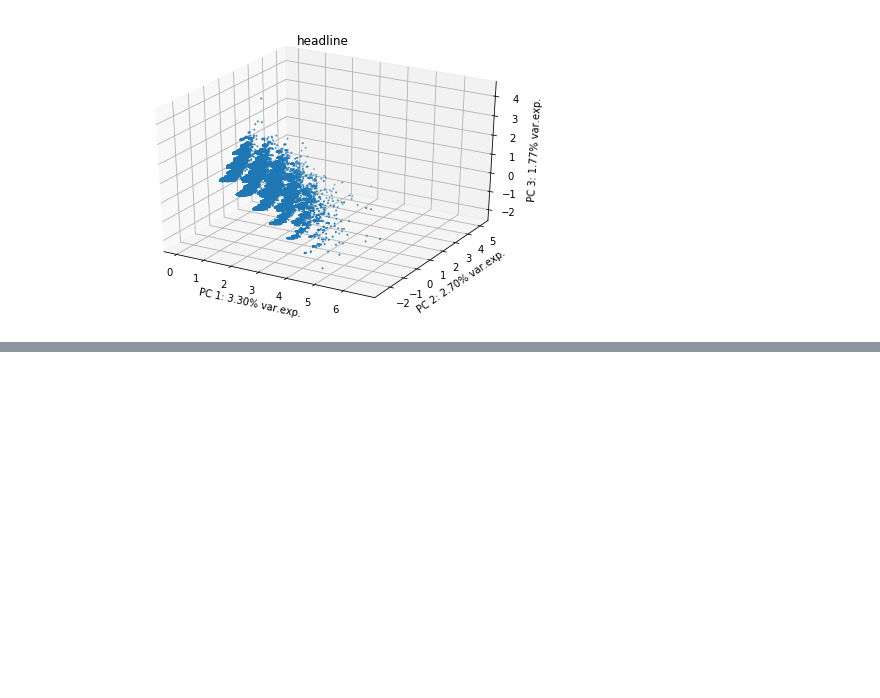
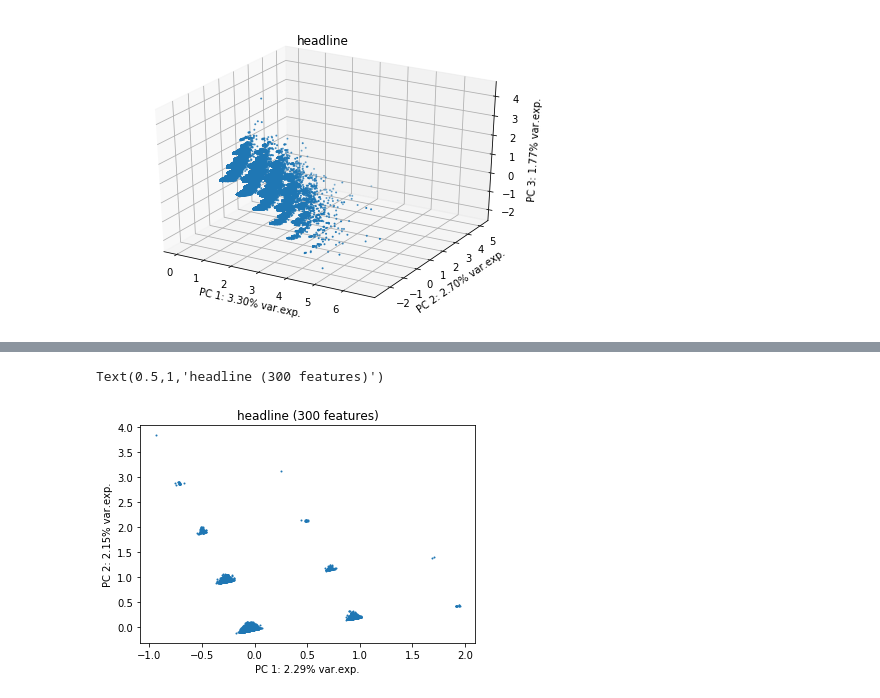
Before and after one commit to williamlu2015/GuardsOfTheDeep, a Jupyter notebook: notebooks/headline_visualizations.ipynb, the cells around one changed output, grey strips where cells are left out. Cells and saved outputs as stored; diff of their text form; code cells hidden in the pictures; blank space fills up the shorter version.

```diff
--- a/notebooks/headline_visualizations.ipynb
+++ b/notebooks/headline_visualizations.ipynb
@@ -53,0 +109,14 @@ Text(0.5,0.92,'headline')
+# %%
+X_selected = select(300)
+
+pca = PCA(n_components=2)
+Z = pca.fit_transform(X_selected.toarray())
+variances = pca.explained_variance_ratio_
+
+plt.scatter(Z[:, 0], Z[:, 1], s=1)
+plt.xlabel("PC 1: " + "{:.2%}".format(variances[0]) + " var.exp.")
+plt.ylabel("PC 2: " + "{:.2%}".format(variances[1]) + " var.exp.")
+plt.title("headline (300 features)")
+# %% [output]
+Text(0.5,1,'headline (300 features)')
+[figure, added]
```
Also changed, not shown: parts of 8 cells of this notebook, 3 other files.
